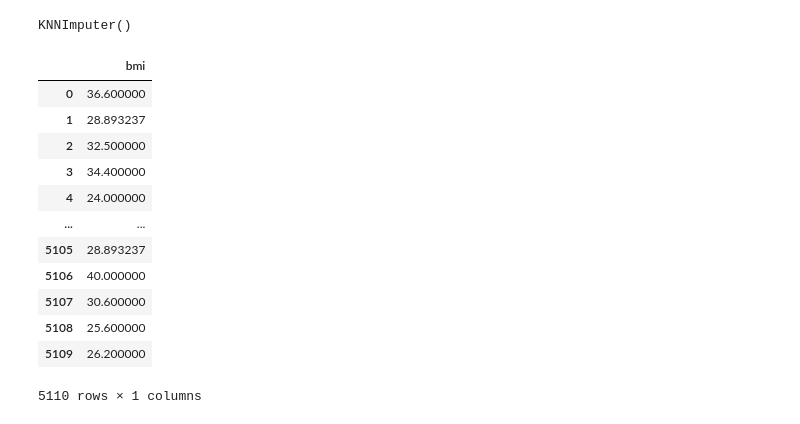
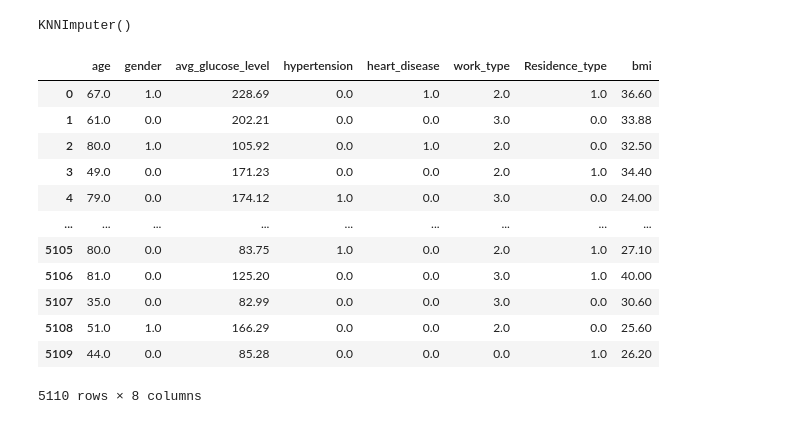
Before and after one commit to semingrai/Stroke-Prediction, a Jupyter notebook: stroke.ipynb, the cells around one changed output. Saved outputs shown, nothing was run; the diff lists cells and outputs as text; code cells hidden in the pictures.

```diff
--- a/stroke.ipynb
+++ b/stroke.ipynb
@@ -57,7 +46,7 @@ data['smoking_status'] = le.fit_transform(data['smoking_status'])
 data['work_type'] = le.fit_transform(data['work_type'])
 # %%
 #setting NaN column
-bmi = ['bmi']
-data_bmi = data.loc[: , bmi]
+knn_columns = ['age', 'gender', 'avg_glucose_level', 'hypertension', 'heart_disease', 'work_type', 'Residence_type', 'bmi']
+data_bmi = data.loc[: , knn_columns]
 data_bmi.head()
 # %% [output]
@@ -101,22 +90,22 @@ KNNImputer()
 # %%
 #Replacing the NaN values with predicted values using transform based off of 5 nearest neighbors and creating a new DataFrame for it
 data_bmi = imp.transform(data_bmi)
-data_bmi = pd.DataFrame(data_bmi, columns = bmi)
+data_bmi = pd.DataFrame(data_bmi, columns = ['age', 'gender', 'avg_glucose_level', 'hypertension', 'heart_disease', 'work_type', 'Residence_type', 'bmi'])
 data_bmi
 # %% [output]
-|  | bmi |
-| 0 | 36.600000 |
-| 1 | 28.893237 |
-| 2 | 32.500000 |
-| 3 | 34.400000 |
-| 4 | 24.000000 |
-| ... | ... |
-| 5105 | 28.893237 |
-| 5106 | 40.000000 |
-| 5107 | 30.600000 |
-| 5108 | 25.600000 |
-| 5109 | 26.200000 |
+|  | age | gender | avg_glucose_level | hypertension | heart_disease | work_type | Residence_type | bmi |
+| 0 | 67.0 | 1.0 | 228.69 | 0.0 | 1.0 | 2.0 | 1.0 | 36.60 |
+| 1 | 61.0 | 0.0 | 202.21 | 0.0 | 0.0 | 3.0 | 0.0 | 33.88 |
+| 2 | 80.0 | 1.0 | 105.92 | 0.0 | 1.0 | 2.0 | 0.0 | 32.50 |
+| 3 | 49.0 | 0.0 | 171.23 | 0.0 | 0.0 | 2.0 | 1.0 | 34.40 |
+| 4 | 79.0 | 0.0 | 174.12 | 1.0 | 0.0 | 3.0 | 0.0 | 24.00 |
+| ... | ... | ... | ... | ... | ... | ... | ... | ... |
+| 5105 | 80.0 | 0.0 | 83.75 | 1.0 | 0.0 | 2.0 | 1.0 | 27.10 |
+| 5106 | 81.0 | 0.0 | 125.20 | 0.0 | 0.0 | 3.0 | 1.0 | 40.00 |
+| 5107 | 35.0 | 0.0 | 82.99 | 0.0 | 0.0 | 3.0 | 0.0 | 30.60 |
+| 5108 | 51.0 | 1.0 | 166.29 | 0.0 | 0.0 | 2.0 | 0.0 | 25.60 |
+| 5109 | 44.0 | 0.0 | 85.28 | 0.0 | 0.0 | 0.0 | 1.0 | 26.20 |
-5110 rows × 1 columns
+5110 rows × 8 columns
 # %%
 data_bmi.info()
 # %% [output]
```
Also changed, not shown: parts of 10 cells of this notebook.
